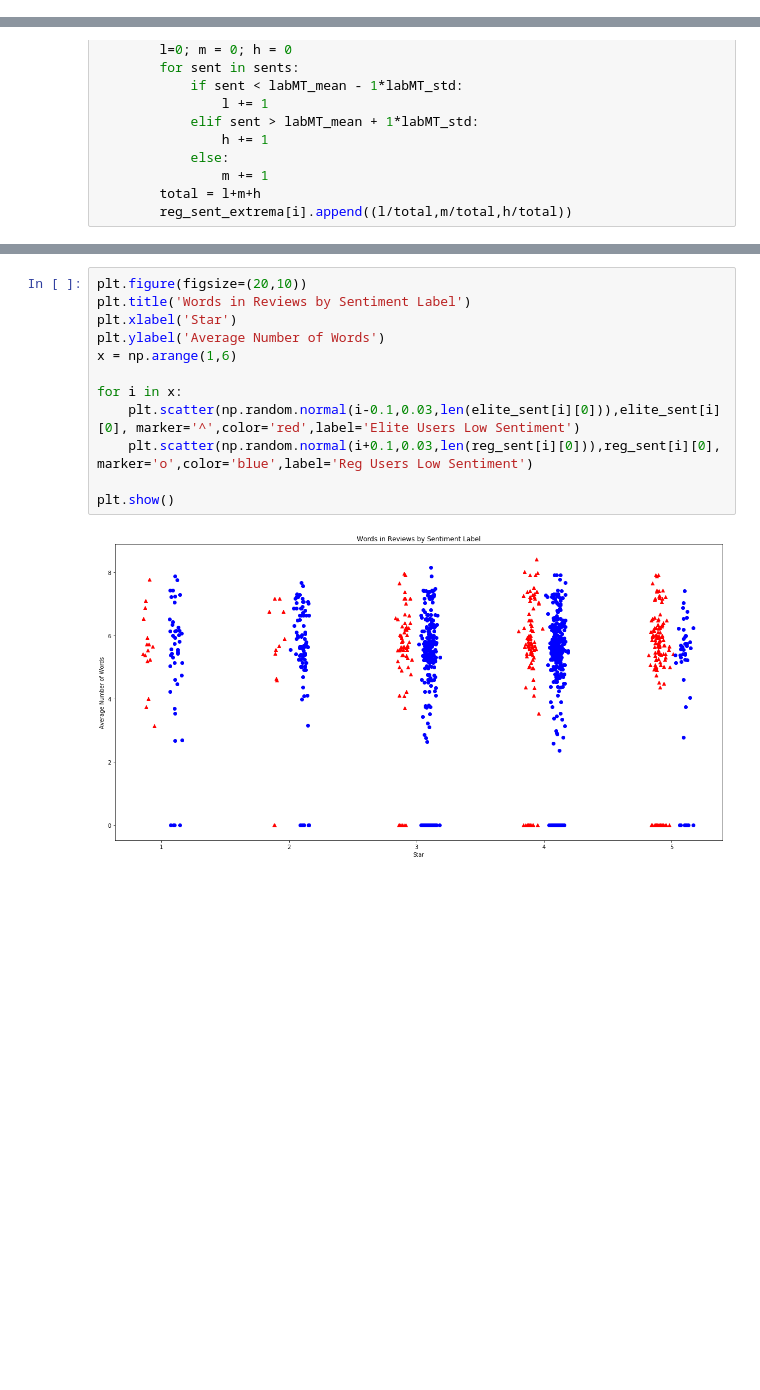
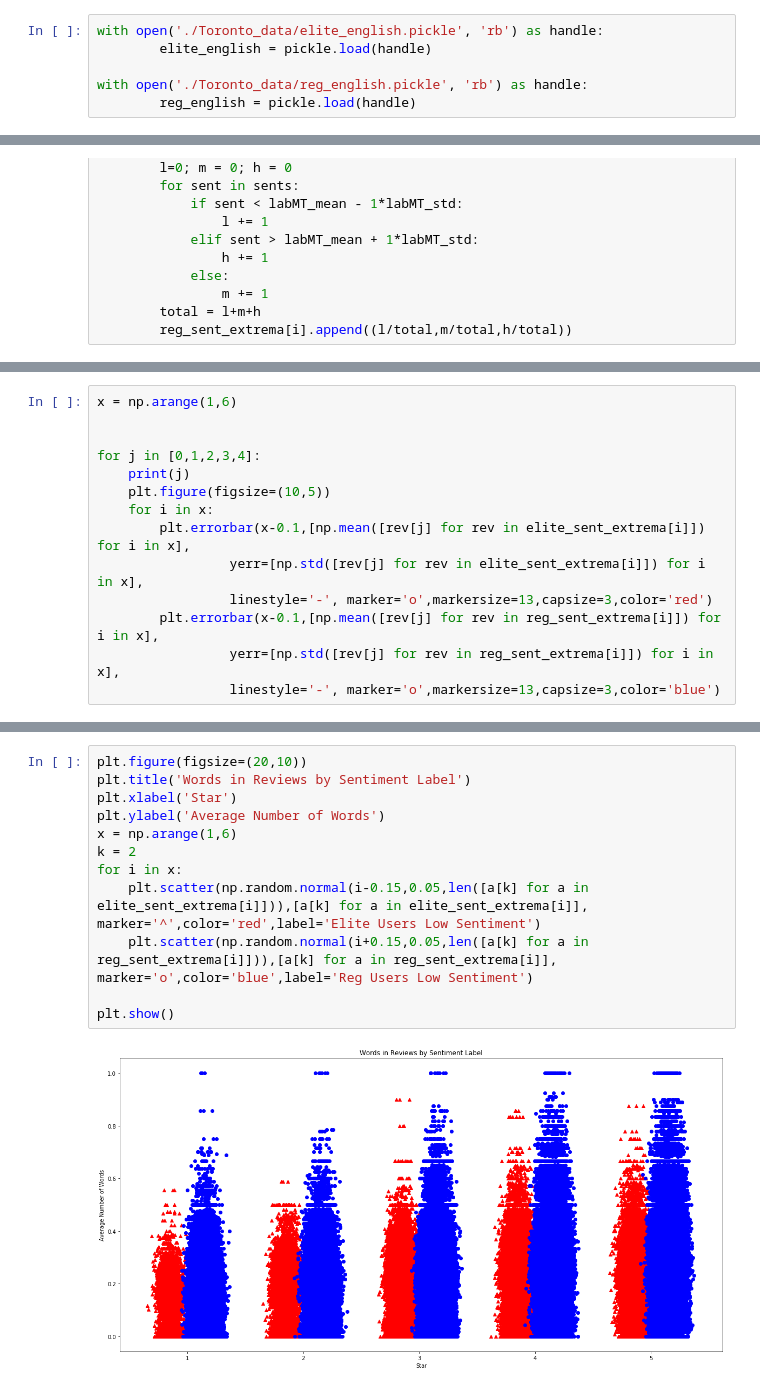
Before and after one commit to thomasnilsson/02805-social-graphs-2018, a Jupyter notebook: project1/Toronto_Sentiment.ipynb, the cells around one changed output, grey strips where cells are left out. Drawn from its saved outputs; the diff is of its cells as text; blank space fills up the shorter version.

Commit message:
Updated explainer notebook and added current sentiment code

```diff
--- a/project1/Toronto_Sentiment.ipynb
+++ b/project1/Toronto_Sentiment.ipynb
@@ -177,3 +275,9 @@ if check:
+# %%
+with open('./Toronto_data/elite_english.pickle', 'rb') as handle:
+        elite_english = pickle.load(handle)
+
+with open('./Toronto_data/reg_english.pickle', 'rb') as handle:
+        reg_english = pickle.load(handle)
 # %%
 check = True
 if check:
@@ -390,0 +538,14 @@ for i in range(1,6):
+# %%
+x = np.arange(1,6)
+
+
+for j in [0,1,2,3,4]:
+    print(j)
+    plt.figure(figsize=(10,5))
+    for i in x:
+        plt.errorbar(x-0.1,[np.mean([rev[j] for rev in elite_sent_extrema[i]]) for i in x],
+                 yerr=[np.std([rev[j] for rev in elite_sent_extrema[i]]) for i in x],
+                 linestyle='-', marker='o',markersize=13,capsize=3,color='red')
+        plt.errorbar(x-0.1,[np.mean([rev[j] for rev in reg_sent_extrema[i]]) for i in x],
+                 yerr=[np.std([rev[j] for rev in reg_sent_extrema[i]]) for i in x],
+                 linestyle='-', marker='o',markersize=13,capsize=3,color='blue')
@@ -422,14 +599,14 @@ plt.show()
 # %%
 plt.figure(figsize=(20,10))
 plt.title('Words in Reviews by Sentiment Label')
 plt.xlabel('Star')
 plt.ylabel('Average Number of Words')
 x = np.arange(1,6)
-
+k = 2
 for i in x:
-    plt.scatter(np.random.normal(i-0.1,0.03,len(elite_sent[i][0])),elite_sent[i][0], marker='^',color='red',label='Elite Users Low Sentiment')
-    plt.scatter(np.random.normal(i+0.1,0.03,len(reg_sent[i][0])),reg_sent[i][0], marker='o',color='blue',label='Reg Users Low Sentiment')
+    plt.scatter(np.random.normal(i-0.15,0.05,len([a[k] for a in elite_sent_extrema[i]])),[a[k] for a in elite_sent_extrema[i]], marker='^',color='red',label='Elite Users Low Sentiment')
+    plt.scatter(np.random.normal(i+0.15,0.05,len([a[k] for a in reg_sent_extrema[i]])),[a[k] for a in reg_sent_extrema[i]], marker='o',color='blue',label='Reg Users Low Sentiment')
 
 plt.show()
 # %% [output]
-[figure, old version]
+[figure, new version]
```
Also changed, not shown: parts of 20 cells of this notebook, 13 other files.
